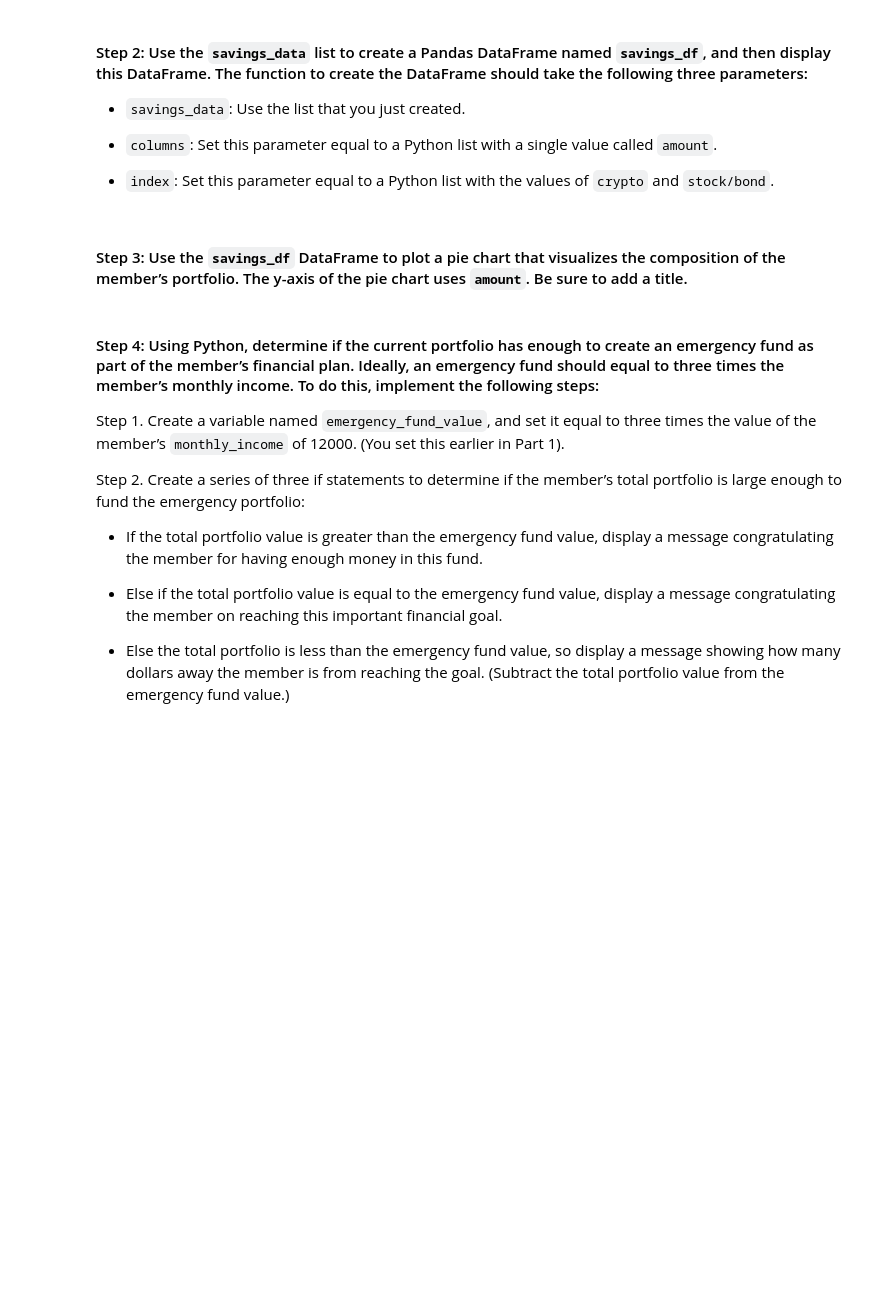
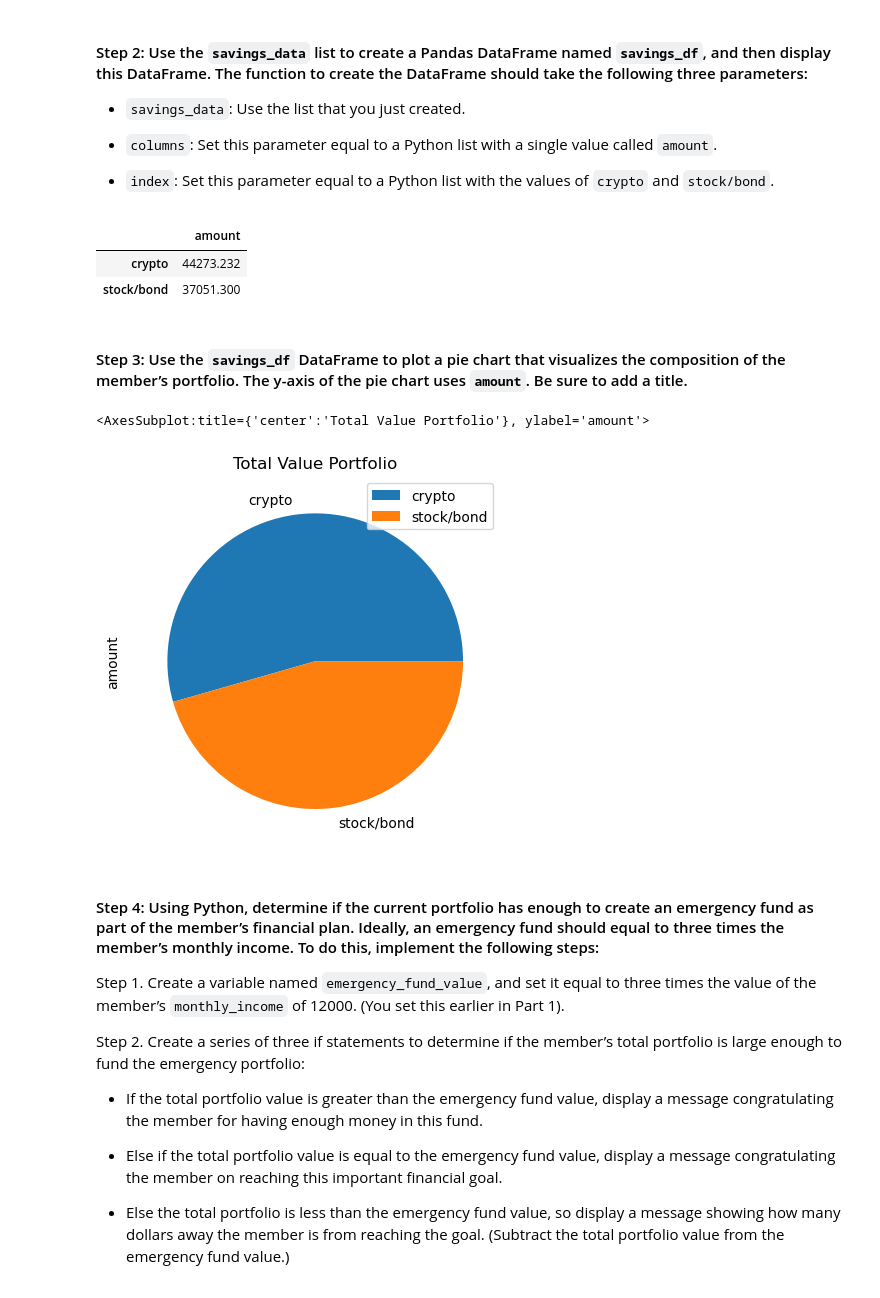
Before and after one commit to Bryan-TranLu/Module05_Challenge, a Jupyter notebook: Starter_Code/financial_planning_tools.ipynb, the cells around one changed output. Cells and saved outputs as stored; diff of their text form; code cells hidden in the pictures; blank space fills up the shorter version.

```diff
--- a/Starter_Code/financial_planning_tools.ipynb
+++ b/Starter_Code/financial_planning_tools.ipynb
@@ -323,7 +323,7 @@ In this section, you’ll use the valuations for the cryptocurrency wallet and f
 #### Step 1: Create a Python list named `savings_data` that has two elements. The first element contains the total value of the cryptocurrency wallet. The second element contains the total value of the stock and bond portions of the portfolio.
 # %%
 # Consolidate financial assets data into a Python list
-# YOUR CODE HERE
+savings_data = [total_crypto_wallet, total_stocks_bonds]
 
 # Review the Python list savings_data
-# YOUR CODE HERE
+savings_data
@@ -337,15 +339,22 @@ In this section, you’ll use the valuations for the cryptocurrency wallet and f
 - `index`: Set this parameter equal to a Python list with the values of `crypto` and `stock/bond`.
 # %%
 # Create a Pandas DataFrame called savings_df
-# YOUR CODE HERE
+savings_df = pd.DataFrame(savings_data, columns = ["amount"], index = ["crypto", "stock/bond"])
 
 # Display the savings_df DataFrame
-# YOUR CODE HERE
+savings_df
+# %% [output]
+|  | amount |
+| crypto | 44273.232 |
+| stock/bond | 37051.300 |
 # %% [markdown]
 #### Step 3: Use the `savings_df` DataFrame to plot a pie chart that visualizes the composition of the member’s portfolio. The y-axis of the pie chart uses `amount`. Be sure to add a title.
 # %%
 # Plot the total value of the member's portfolio (crypto and stock/bond) in a pie chart
-# YOUR CODE HERE
+savings_df.plot.pie(y = "amount", title = "Total Value Portfolio")
+# %% [output]
+<AxesSubplot:title={'center':'Total Value Portfolio'}, ylabel='amount'>
+[figure, added]
 # %% [markdown]
 #### Step 4: Using Python, determine if the current portfolio has enough to create an emergency fund as part of the member’s financial plan. Ideally, an emergency fund should equal to three times the member’s monthly income. To do this, implement the following steps:
 
```
Also changed, not shown: parts of 12 cells of this notebook.
